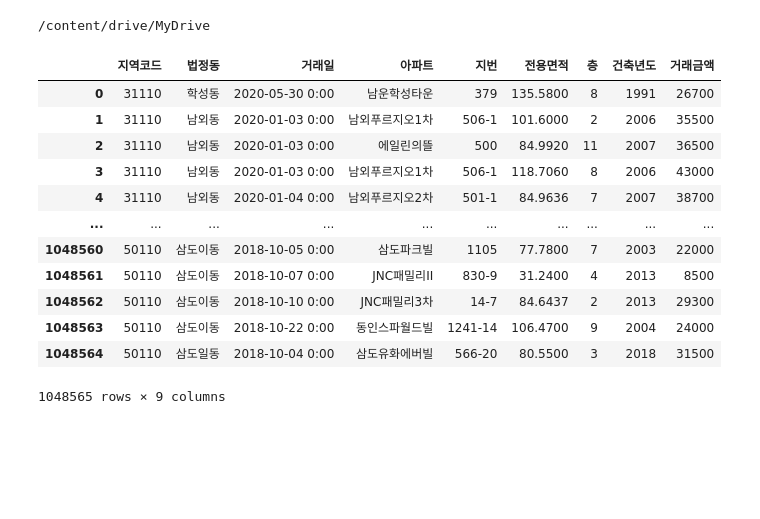
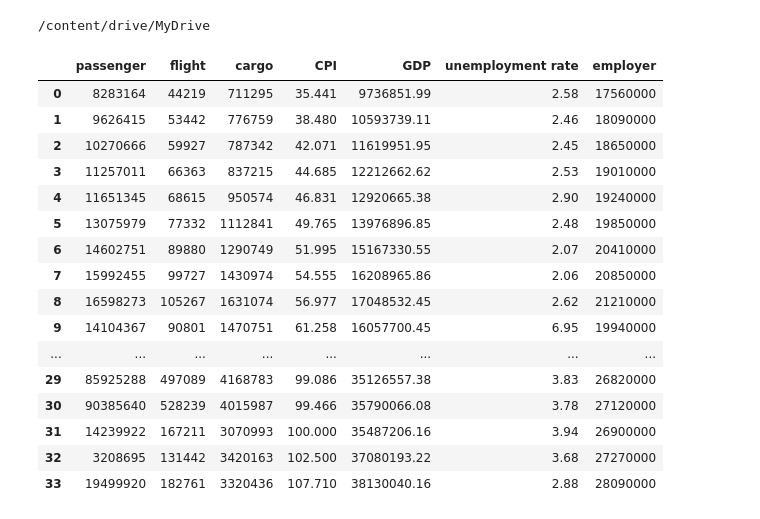
Before and after one commit to Chocoding1/Machine-Learning-Deep-Learning, a Jupyter notebook: AI_final.ipynb, the cells around one changed output. Drawn from its saved outputs; the diff is of its cells as text; code cells hidden in the pictures; blank space fills up the shorter version.

```diff
--- a/AI_final.ipynb
+++ b/AI_final.ipynb
@@ -12,21 +12,24 @@ Mounted at /content/drive
 # %%
 import pandas as pd
 
-df = pd.read_csv('./Apart Deal.csv', encoding='cp949')
+df = pd.read_csv('./dataset.csv', encoding='cp949')
 
-df.head(-10)
-# 거래금액(단위: 만 원), 전용면적(단위: m^2)
+df.head(36)
 # %% [output]
-|  | 지역코드 | 법정동 | 거래일 | 아파트 | 지번 | 전용면적 | 층 | 건축년도 | 거래금액 |
-| 0 | 31110 | 학성동 | 2020-05-30 0:00 | 남운학성타운 | 379 | 135.5800 | 8 | 1991 | 26700 |
-| 1 | 31110 | 남외동 | 2020-01-03 0:00 | 남외푸르지오1차 | 506-1 | 101.6000 | 2 | 2006 | 35500 |
-| 2 | 31110 | 남외동 | 2020-01-03 0:00 | 에일린의뜰 | 500 | 84.9920 | 11 | 2007 | 36500 |
-| 3 | 31110 | 남외동 | 2020-01-03 0:00 | 남외푸르지오1차 | 506-1 | 118.7060 | 8 | 2006 | 43000 |
-| 4 | 31110 | 남외동 | 2020-01-04 0:00 | 남외푸르지오2차 | 501-1 | 84.9636 | 7 | 2007 | 38700 |
-| ... | ... | ... | ... | ... | ... | ... | ... | ... | ... |
-| 1048560 | 50110 | 삼도이동 | 2018-10-05 0:00 | 삼도파크빌 | 1105 | 77.7800 | 7 | 2003 | 22000 |
-| 1048561 | 50110 | 삼도이동 | 2018-10-07 0:00 | JNC패밀리II | 830-9 | 31.2400 | 4 | 2013 | 8500 |
-| 1048562 | 50110 | 삼도이동 | 2018-10-10 0:00 | JNC패밀리3차 | 14-7 | 84.6437 | 2 | 2013 | 29300 |
-| 1048563 | 50110 | 삼도이동 | 2018-10-22 0:00 | 동인스파월드빌 | 1241-14 | 106.4700 | 9 | 2004 | 24000 |
-| 1048564 | 50110 | 삼도일동 | 2018-10-04 0:00 | 삼도유화에버빌 | 566-20 | 80.5500 | 3 | 2018 | 31500 |
+|  | passenger | flight | cargo | CPI | GDP | unemployment rate | employer |
+| 0 | 8283164 | 44219 | 711295 | 35.441 | 9736851.99 | 2.58 | 17560000 |
+| 1 | 9626415 | 53442 | 776759 | 38.480 | 10593739.11 | 2.46 | 18090000 |
+| 2 | 10270666 | 59927 | 787342 | 42.071 | 11619951.95 | 2.45 | 18650000 |
+| 3 | 11257011 | 66363 | 837215 | 44.685 | 12212662.62 | 2.53 | 19010000 |
+| 4 | 11651345 | 68615 | 950574 | 46.831 | 12920665.38 | 2.90 | 19240000 |
+| 5 | 13075979 | 77332 | 1112841 | 49.765 | 13976896.85 | 2.48 | 19850000 |
+| 6 | 14602751 | 89880 | 1290749 | 51.995 | 15167330.55 | 2.07 | 20410000 |
+| 7 | 15992455 | 99727 | 1430974 | 54.555 | 16208965.86 | 2.06 | 20850000 |
+| 8 | 16598273 | 105267 | 1631074 | 56.977 | 17048532.45 | 2.62 | 21210000 |
+| 9 | 14104367 | 90801 | 1470751 | 61.258 | 16057700.45 | 6.95 | 19940000 |
+| ... | ... | ... | ... | ... | ... | ... | ... |
+| 29 | 85925288 | 497089 | 4168783 | 99.086 | 35126557.38 | 3.83 | 26820000 |
+| 30 | 90385640 | 528239 | 4015987 | 99.466 | 35790066.08 | 3.78 | 27120000 |
+| 31 | 14239922 | 167211 | 3070993 | 100.000 | 35487206.16 | 3.94 | 26900000 |
+| 32 | 3208695 | 131442 | 3420163 | 102.500 | 37080193.22 | 3.68 | 27270000 |
+| 33 | 19499920 | 182761 | 3320436 | 107.710 | 38130040.16 | 2.88 | 28090000 |
-1048565 rows × 9 columns
```
Also changed, not shown: parts of 39 cells of this notebook.
